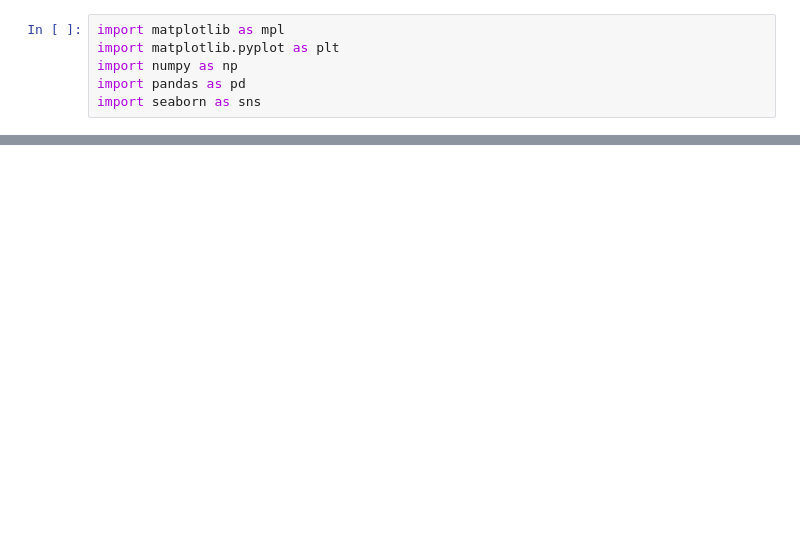
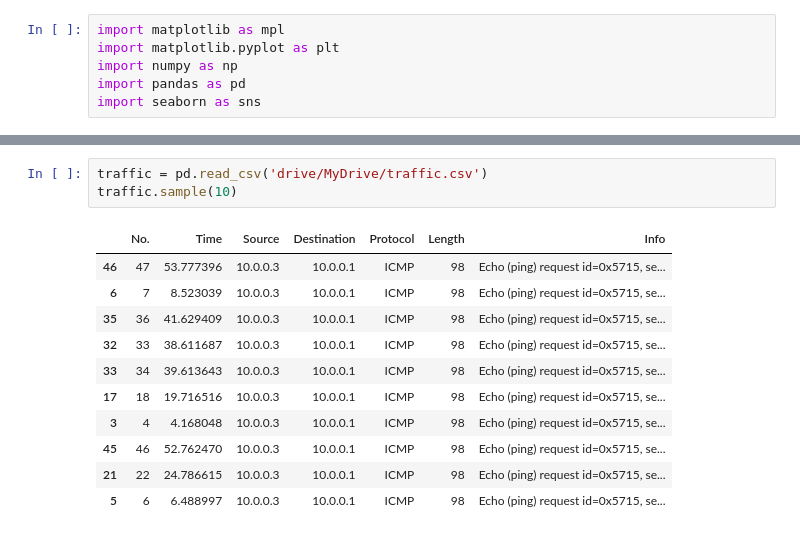
Before and after one commit to jtunde/Python, a Jupyter notebook: ss1.ipynb, the cells around one changed output, grey strips where cells are left out. Drawn from its saved outputs; the diff is of its cells as text; blank space fills up the shorter version.

```diff
--- a/ss1.ipynb
+++ b/ss1.ipynb
@@ -13,0 +14,15 @@ Drive already mounted at /content/drive; to attempt to forcibly remount, call dr
+# %%
+traffic = pd.read_csv('drive/MyDrive/traffic.csv')
+traffic.sample(10)
+# %% [output]
+|  | No. | Time | Source | Destination | Protocol | Length | Info |
+| 46 | 47 | 53.777396 | 10.0.0.3 | 10.0.0.1 | ICMP | 98 | Echo (ping) request id=0x5715, se... |
+| 6 | 7 | 8.523039 | 10.0.0.3 | 10.0.0.1 | ICMP | 98 | Echo (ping) request id=0x5715, se... |
+| 35 | 36 | 41.629409 | 10.0.0.3 | 10.0.0.1 | ICMP | 98 | Echo (ping) request id=0x5715, se... |
+| 32 | 33 | 38.611687 | 10.0.0.3 | 10.0.0.1 | ICMP | 98 | Echo (ping) request id=0x5715, se... |
+| 33 | 34 | 39.613643 | 10.0.0.3 | 10.0.0.1 | ICMP | 98 | Echo (ping) request id=0x5715, se... |
+| 17 | 18 | 19.716516 | 10.0.0.3 | 10.0.0.1 | ICMP | 98 | Echo (ping) request id=0x5715, se... |
+| 3 | 4 | 4.168048 | 10.0.0.3 | 10.0.0.1 | ICMP | 98 | Echo (ping) request id=0x5715, se... |
+| 45 | 46 | 52.762470 | 10.0.0.3 | 10.0.0.1 | ICMP | 98 | Echo (ping) request id=0x5715, se... |
+| 21 | 22 | 24.786615 | 10.0.0.3 | 10.0.0.1 | ICMP | 98 | Echo (ping) request id=0x5715, se... |
+| 5 | 6 | 6.488997 | 10.0.0.3 | 10.0.0.1 | ICMP | 98 | Echo (ping) request id=0x5715, se... |
```
Also changed, not shown: parts of 8 cells of this notebook.
